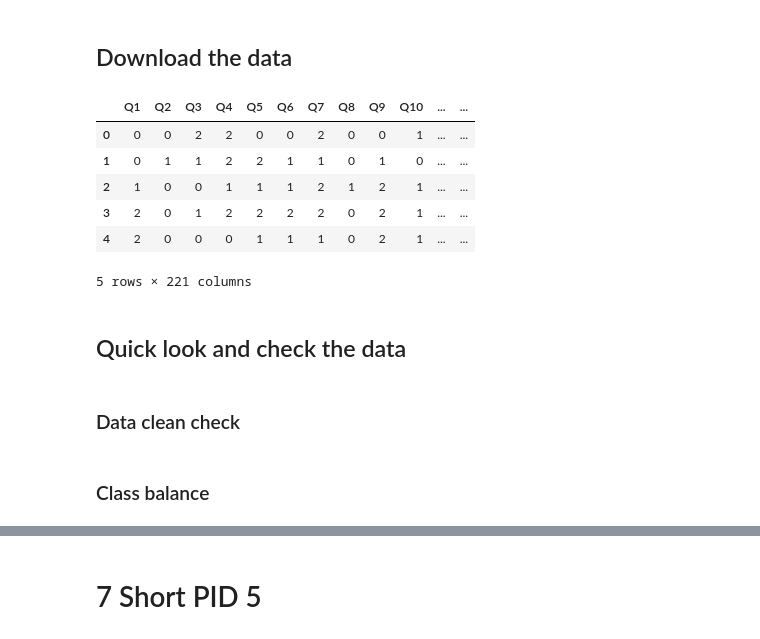
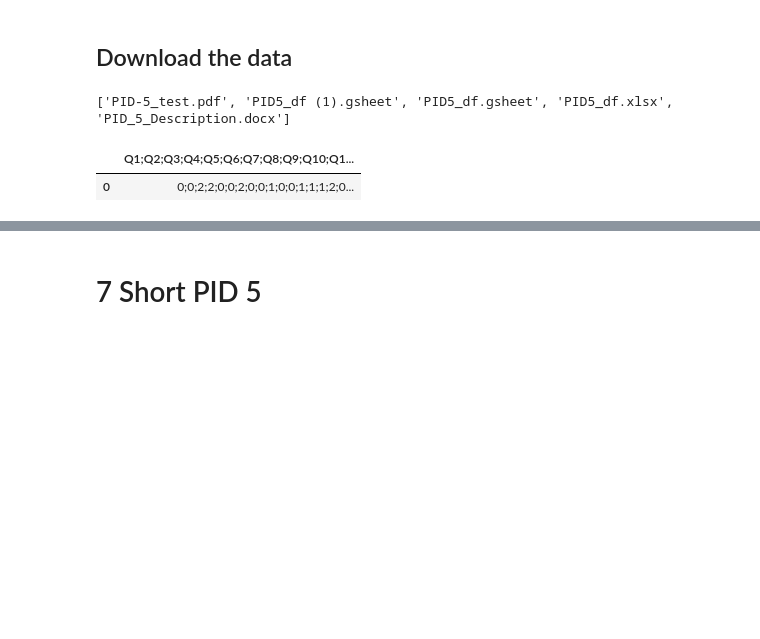
Before and after one commit to PashaIanko/Robust-Feature-Selection, a Jupyter notebook: main.ipynb, the cells around one changed output, grey strips where cells are left out. Drawn from its saved outputs; the diff is of its cells as text; code cells hidden in the pictures; blank space fills up the shorter version.

```diff
--- a/main.ipynb
+++ b/main.ipynb
@@ -113,10 +121,10 @@ def read_data(root_path, folder_name):
 
     if folder_name == '3. PCL':
         path = os.path.join(
-            root_path, '3. PCL', 'PCL5_df.csv'
+            root_path, '3. PCL', 'PCL5_df.xlsx'
         )
         assert os.path.isfile(path)
-        return pd.read_csv(path, sep=';')
+        return pd.read_excel(path)
 
     if folder_name == '4. NAQ_R':
         path = os.path.join(
@@ -134,8 +142,9 @@ def read_data(root_path, folder_name):
     if folder_name == '6. PID5':
         path = os.path.join(
             root_path, '6. PID5', 'PID5_df.csv')
+        print(os.listdir(os.path.join(root_path, '6. PID5')))
         assert os.path.isfile(path)
-        return pd.read_csv(path, sep=';')
+        return pd.read_csv(path)
 
     if folder_name == '7. shortPID5':
         path = os.path.join(
@@ -197,12 +206,5 @@ def read_data(root_path, folder_name):
         assert os.path.isfile(path)
         return pd.read_csv(path)
 
-    if folder_name == '10. R_NEO_PI':
-        path = os.path.join(
-            root_path, folder_name, 'R_NEO_PI_df.csv'
-        )
-        assert os.path.isfile(path)
-        return pd.read_csv(path)
-
 
 pep8(_ih)
@@ -1608,18 +1736,11 @@ dataset = read_data(
     datasets_folder_path,
     '6. PID5'
 )
+# %% [output]
+['PID-5_test.pdf', 'PID5_df (1).gsheet', 'PID5_df.gsheet', 'PID5_df.xlsx', 'PID_5_Description.docx']
 # %%
-# PROBLEM SOLVED
-dataset.head()
+# PROBLEM HERE!!!
+dataset.head(1)
 # %% [output]
-|  | Q1 | Q2 | Q3 | Q4 | Q5 | Q6 | Q7 | Q8 | Q9 | Q10 | ... | ... |
-| 0 | 0 | 0 | 2 | 2 | 0 | 0 | 2 | 0 | 0 | 1 | ... | ... |
-| 1 | 0 | 1 | 1 | 2 | 2 | 1 | 1 | 0 | 1 | 0 | ... | ... |
-| 2 | 1 | 0 | 0 | 1 | 1 | 1 | 2 | 1 | 2 | 1 | ... | ... |
-| 3 | 2 | 0 | 1 | 2 | 2 | 2 | 2 | 0 | 2 | 1 | ... | ... |
-| 4 | 2 | 0 | 0 | 0 | 1 | 1 | 1 | 0 | 2 | 1 | ... | ... |
+|  | Q1;Q2;Q3;Q4;Q5;Q6;Q7;Q8;Q9;Q10;Q1... |
+| 0 | 0;0;2;2;0;0;2;0;0;1;0;0;1;1;1;2;0... |
-5 rows × 221 columns
-# %% [markdown]
-## Quick look and check the data
-# %% [markdown]
-### Data clean check
@@ -1628,2 +1746,0 @@ check_data(dataset)
-# %% [markdown]
-### Class balance
```
Also changed, not shown: parts of 70 cells of this notebook.
